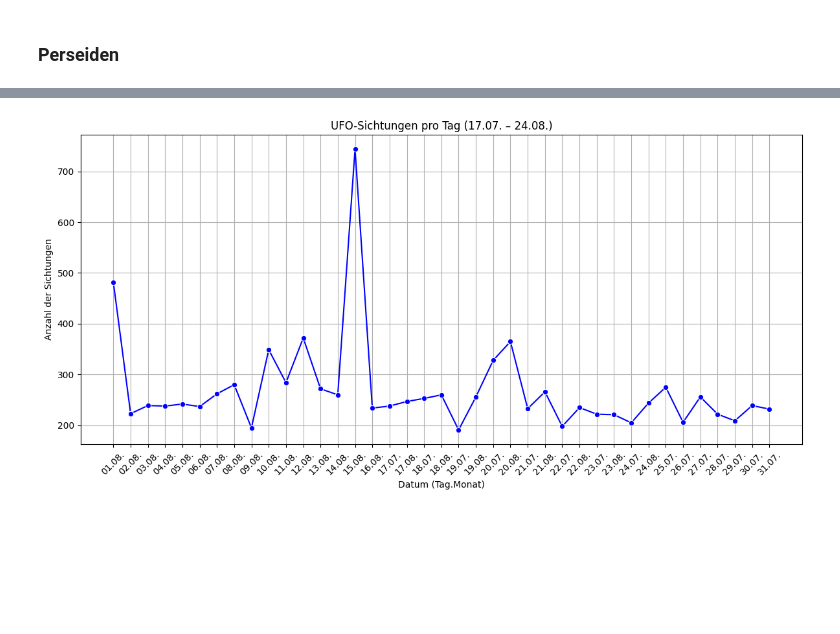
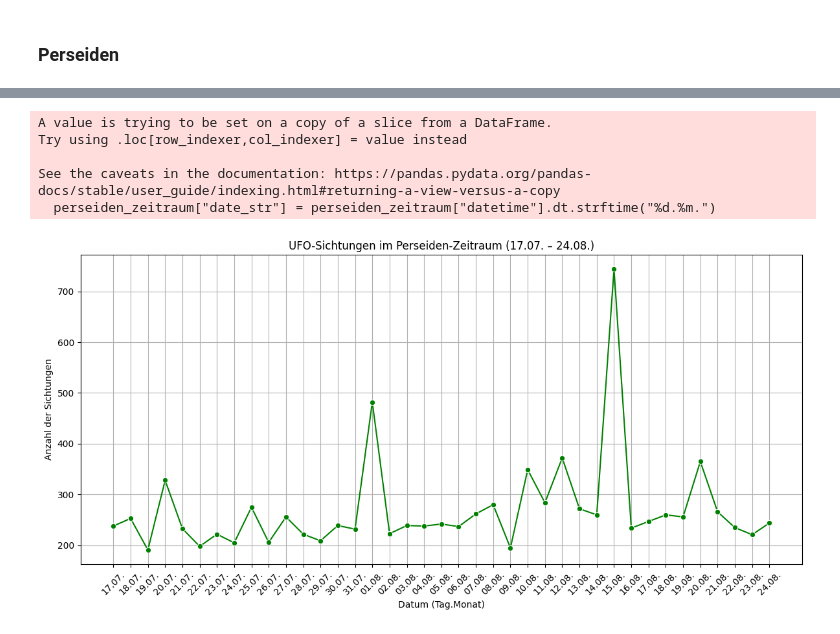
Before and after one commit to PiniPinella/Projekt_UFO, a Jupyter notebook: Laura/first_try.ipynb, the cells around one changed output, grey strips where cells are left out. Cells and saved outputs as stored; diff of their text form; code cells hidden in the pictures; blank space fills up the shorter version.

```diff
--- a/Laura/first_try.ipynb
+++ b/Laura/first_try.ipynb
@@ -386,7 +447,7 @@ plt.show()
 # %% [markdown]
 ### Zusammenhang Tag und Monat
 # %%
-ufo_sightings_df["datetime"] = pd.to_datetime(ufo_sightings_df["datetime"]) #in dt-objekt umwandeln
+ufo_sightings_df["datetime"] = datetime_clean #in dt-objekt umwandeln
 
 ufo_sightings_df["datetime"] = ufo_sightings_df["datetime"].dt.date #nur das date ziehen
 date_counts = ufo_sightings_df["datetime"].value_counts() # valuecounts ziehen
@@ -610,12 +666,14 @@ Visualisierung:
+# %%
+ufo_sightings_df["datetime"] = datetime_clean
+ufo_sightings_df["datetime"] = ufo_sightings_df["datetime"].dt.date
 # %% [markdown]
 ### Perseiden
 # %%
 # alle daten verwendbar, da alle auf der nordhalbkugel liegen
 
-# 17. Juli – 24. August ziehen
+# in dt umwandeln
+ufo_sightings_df["datetime"] = datetime_clean
 
-# Konvertieren Sie die 'datetime'-Spalte in ein datetime-Objekt
-ufo_sightings_df["datetime"] = pd.to_datetime(ufo_sightings_df["datetime"])
 
 # Extrahieren Sie Monat und Tag
 ufo_sightings_df["month"] = ufo_sightings_df["datetime"].dt.month
@@ -665,19 +709,40 @@ plt.show()
 # %%
-# Datum im Format "Tag.Monat" erstellen
+# neue spalte für dt-format "tag.monat"
 perseiden_zeitraum["date_str"] = perseiden_zeitraum["datetime"].dt.strftime("%d.%m.")
 
+# chronologisch
+perseiden_zeitraum = perseiden_zeitraum.sort_values("datetime")
+
 # Zählen der Sichtungen pro Datum
-sightings_per_date = perseiden_zeitraum.groupby("date_str").size()
+sightings_per_date = perseiden_zeitraum.groupby("date_str").size().reset_index(name="count")
+#.reset_index(name="count")
+#Serie, die durch .size() erzeugt wurde, wird zurück in einen DataFrame konvertiert
+# Dabei wird die Spalte mit den gezählten Werten (Anzahl der Sichtungen) in eine neue Spalte namens "count" umgewandelt.
+
+# Erstellen Sie eine neue Spalte für die Sortierung basierend auf dem datetime-Objekt
+sightings_per_date["sort_key"] = pd.to_datetime(sightings_per_date["date_str"], format="%d.%m.")
+
+# Sortieren Sie den DataFrame nach der neuen Sortierschlüsselspalte
+sightings_per_date = sightings_per_date.sort_values("sort_key")
 
 # Plot
 plt.figure(figsize=(12, 6))
-sns.lineplot(x=sightings_per_date.index, y=sightings_per_date.values, marker="o", color="blue")
-plt.title("UFO-Sichtungen pro Tag (17.07. – 24.08.)")
+sns.lineplot(x="date_str", y="count", data=sightings_per_date, marker="o", color="green")
+plt.title("UFO-Sichtungen im Perseiden-Zeitraum (17.07. – 24.08.)")
 plt.xlabel("Datum (Tag.Monat)")
 plt.ylabel("Anzahl der Sichtungen")
+
+# X-Achse sortieren
 plt.xticks(rotation=45)
+
+# Grid
 plt.grid(True)
 plt.tight_layout()
 plt.show()
 # %% [output]
+A value is trying to be set on a copy of a slice from a DataFrame.
+Try using .loc[row_indexer,col_indexer] = value instead
+
+See the caveats in the documentation: https://pandas.pydata.org/pandas-docs/stable/user_guide/indexing.html#returning-a-view-versus-a-copy
+  perseiden_zeitraum["date_str"] = perseiden_zeitraum["datetime"].dt.strftime("%d.%m.")
-[figure, old version]
+[figure, new version]
```
Also changed, not shown: parts of 16 cells of this notebook, 12 other files.
